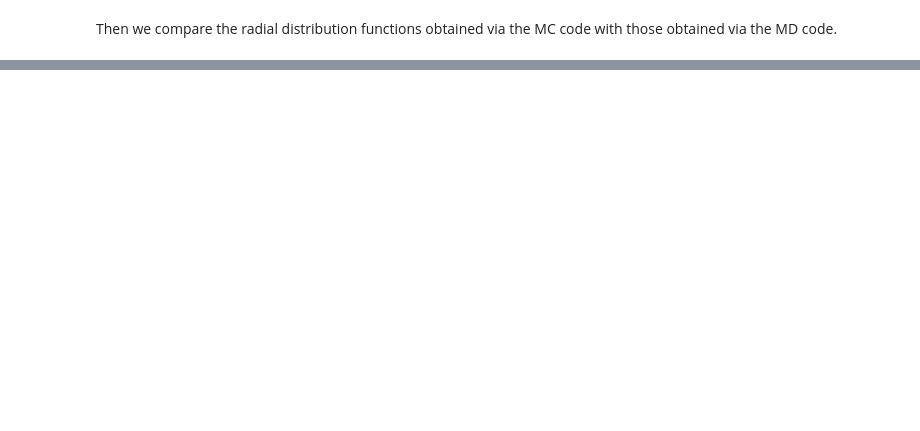
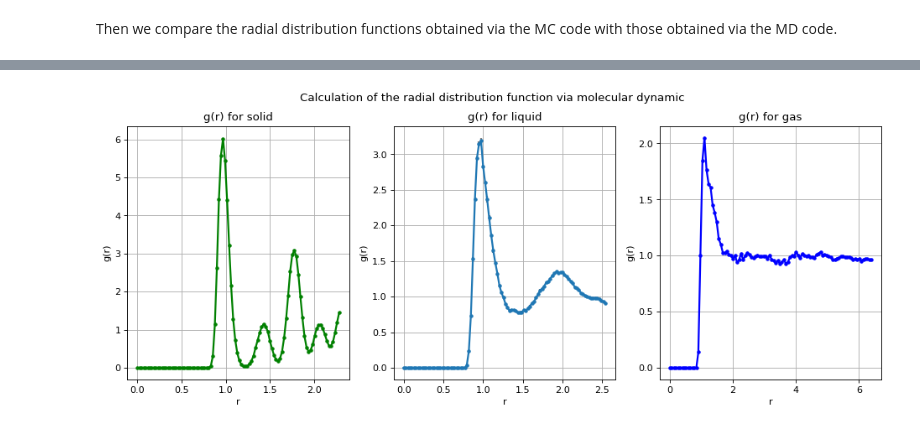
Before and after one commit to StefanoBarison/NSLaboratory, a Jupyter notebook: 07_Exercise/Exercise_07.ipynb, the cells around one changed output, grey strips where cells are left out. Saved outputs shown, nothing was run; the diff lists cells and outputs as text; code cells hidden in the pictures; blank space fills up the shorter version.

```diff
--- a/07_Exercise/Exercise_07.ipynb
+++ b/07_Exercise/Exercise_07.ipynb
@@ -484,0 +493,54 @@ plt.close()
+# %%
+s_md_g=np.loadtxt("results/MD_solid/output.gave.0")
+l_md_g=np.loadtxt("results/MD_liquid/output.gave.0")
+g_md_g=np.loadtxt("results/MD_gas/output.gave.0")
+
+xs=[]
+ys=[]
+ys_err=[]
+
+xl=[]
+yl=[]
+yl_err=[]
+
+xg=[]
+yg=[]
+yg_err=[]
+
+for i in range(len(s_md_g)):
+    xs.append(s_md_g[i][0])
+    ys.append(s_md_g[i][1])
+    ys_err.append(s_md_g[i][2])
+
+    xl.append(l_md_g[i][0])
+    yl.append(l_md_g[i][1])
+    yl_err.append(l_md_g[i][2])
+
+    xg.append(g_md_g[i][0])
+    yg.append(g_md_g[i][1])
+    yg_err.append(g_md_g[i][2])
+
+fig, (ax1,ax2,ax3)=plt.subplots(1,3,figsize=(14.5,5),dpi=80)
+
+fig.suptitle("Calculation of the radial distribution function via molecular dynamic")
+
+ax1.errorbar(xs,ys,yerr=ys_err,marker='.',color="green",lw=2,ecolor='gray')
+ax1.set_title('g(r) for solid')
+ax1.set(xlabel='r', ylabel='g(r)')
+ax1.grid(True)
+
+ax2.errorbar(xl,yl,yerr=yl_err,marker='.',lw=2,ecolor='gray')
+ax2.set_title('g(r) for liquid')
+ax2.set(xlabel='r', ylabel='g(r)')
+ax2.grid(True)
+
+ax3.errorbar(xg,yg,yerr=yg_err,marker='.',color='blue',lw=2,ecolor='gray')
+ax3.set_title('g(r) for gas')
+ax3.set(xlabel='r', ylabel='g(r)')
+ax3.grid(True)
+
+
+plt.show()
+plt.close()
+# %% [output]
+[figure, added]
```
Also changed, not shown: parts of 4 cells of this notebook, 59 other files.
